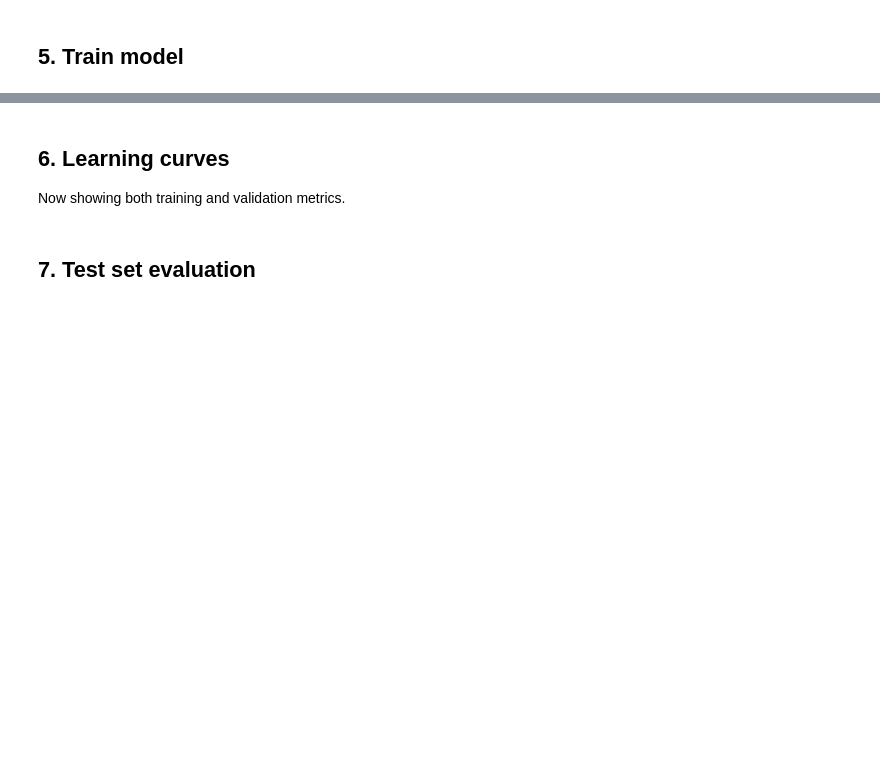
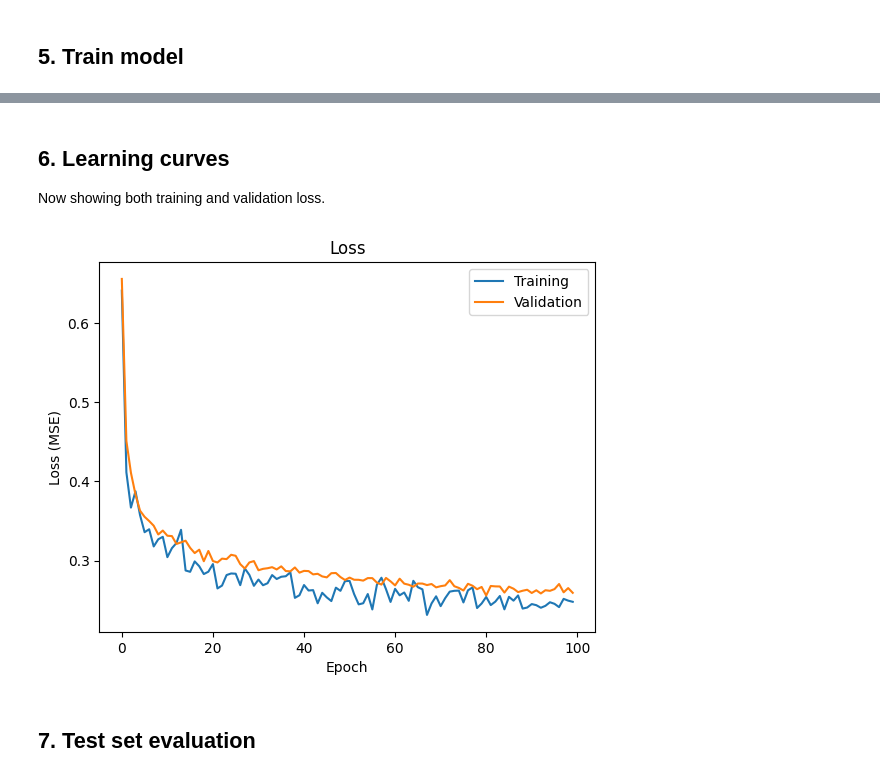
Before and after one commit to gperdrizet/FSA_devops, a Jupyter notebook: notebooks/unit4/lesson_29/Lesson_29_activity_part1_solution.ipynb, the cells around one changed output, grey strips where cells are left out. Saved outputs shown, nothing was run; the diff lists cells and outputs as text; code cells hidden in the pictures; blank space fills up the shorter version.

```diff
--- a/notebooks/unit4/lesson_29/Lesson_29_activity_part1_solution.ipynb
+++ b/notebooks/unit4/lesson_29/Lesson_29_activity_part1_solution.ipynb
@@ -26,3 +30,8 @@ print(f'Using device: {device}')
+# %%
+batch_size = 32
+learning_rate = 1e-3
+num_epochs = 100
+print_every = 10 # Print training progress every n epochs
 # %% [markdown]
 ## 1. Load preprocessed data
 # %%
@@ -91,6 +109,6 @@ model = nn.Sequential(
 
 # Define loss function and optimizer
 criterion = nn.MSELoss()
-optimizer = optim.Adam(model.parameters(), lr=1e-3)
+optimizer = optim.Adam(model.parameters(), lr=learning_rate)
 
 print(model)
@@ -214,6 +210,6 @@ history = train_model(
     val_loader=val_loader,
     criterion=criterion,
     optimizer=optimizer,
-    epochs=100,
-    print_every=10
+    epochs=num_epochs,
+    print_every=print_every
 )
@@ -220,28 +229,17 @@ history = train_model(
 # %% [markdown]
 ## 6. Learning curves
 
-Now showing both training and validation metrics.
+Now showing both training and validation loss.
 # %%
-fig, axes = plt.subplots(1, 2, figsize=(10, 4))
-
-# Loss plot
-axes[0].set_title('Loss')
-axes[0].plot(history['loss'], label='Training')
-axes[0].plot(history['val_loss'], label='Validation')
-axes[0].set_xlabel('Epoch')
-axes[0].set_ylabel('Loss (MSE)')
-axes[0].legend()
-
-# R² plot
-axes[1].set_title('R²')
-axes[1].plot(history['r2'], label='Training')
-axes[1].plot(history['val_r2'], label='Validation')
-axes[1].set_xlabel('Epoch')
-axes[1].set_ylabel('R²')
-axes[1].legend()
-
-plt.tight_layout()
+plt.title('Loss')
+plt.plot(history['loss'], label='Training')
+plt.plot(history['val_loss'], label='Validation')
+plt.xlabel('Epoch')
+plt.ylabel('Loss (MSE)')
+plt.legend()
 plt.show()
+# %% [output]
+[figure, added]
 # %% [markdown]
 ## 7. Test set evaluation
 # %%
```
Also changed, not shown: parts of 11 cells of this notebook, 3 other files.
